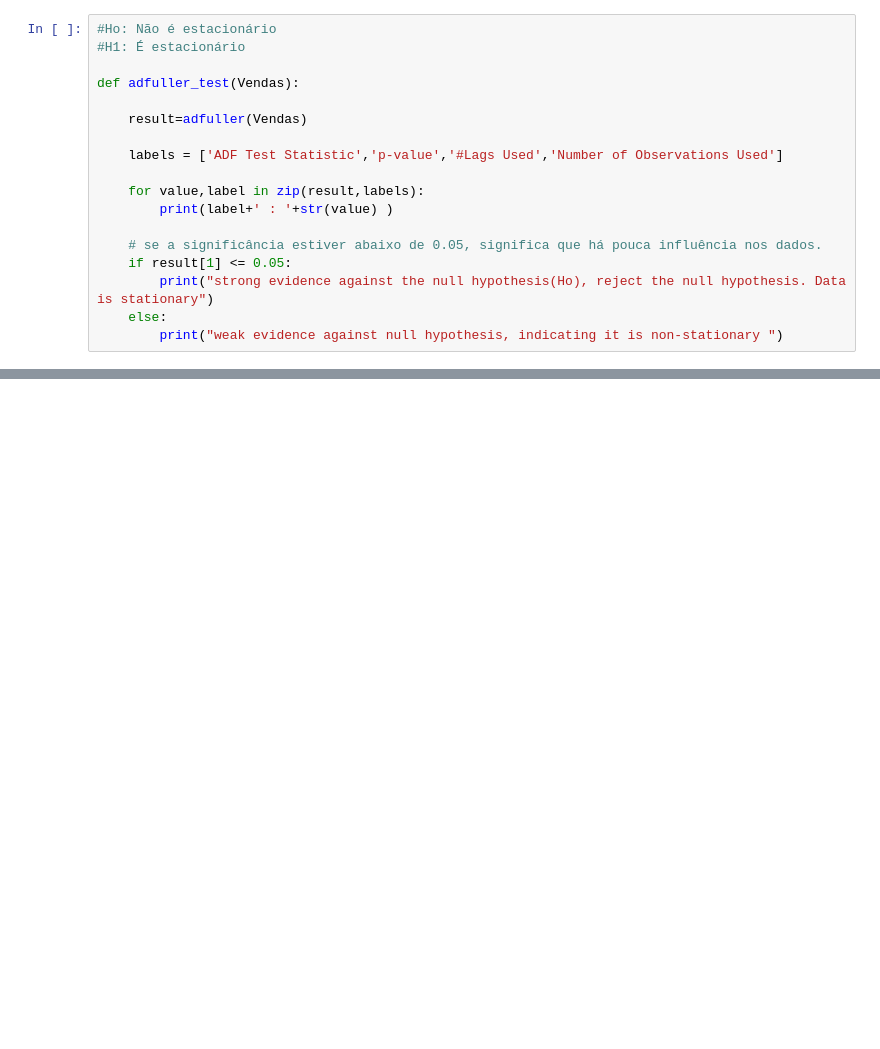
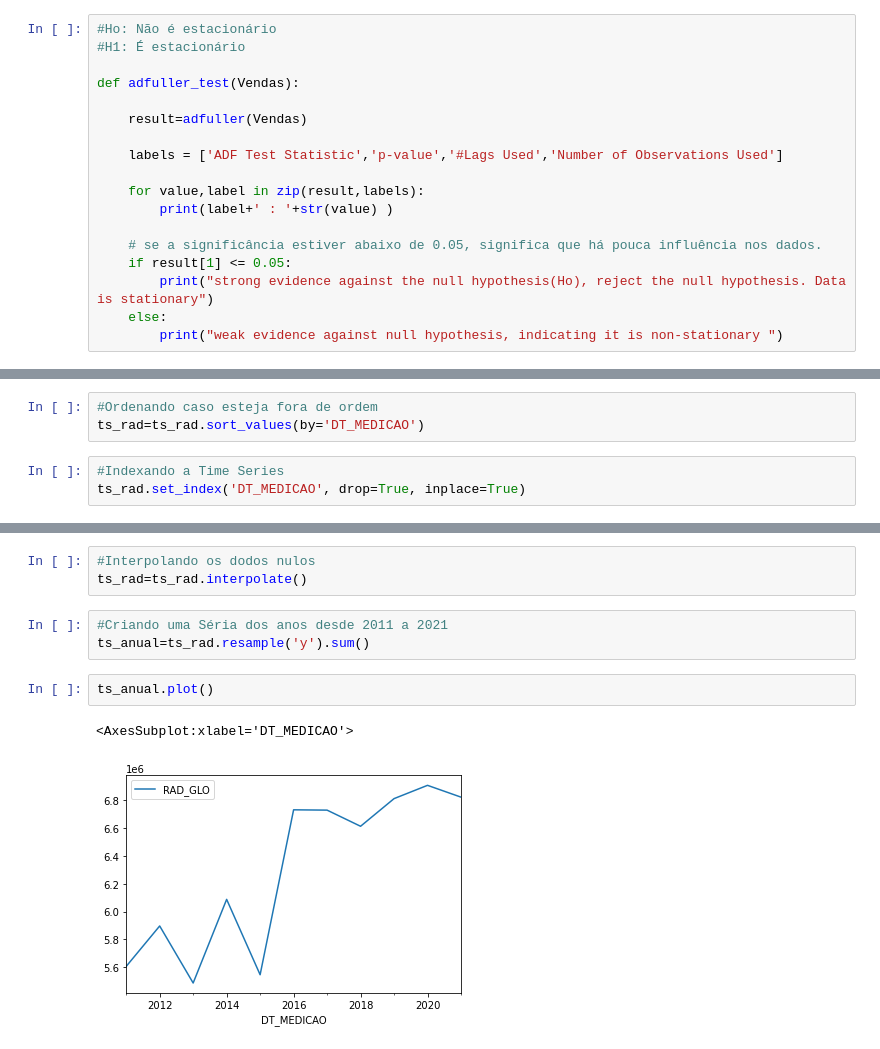
Before and after one commit to ThaliSug/Projeto_DH, a Jupyter notebook: 5. Time Series.ipynb, the cells around one changed output, grey strips where cells are left out. Saved outputs shown, nothing was run; the diff lists cells and outputs as text; blank space fills up the shorter version.

```diff
--- a/5. Time Series.ipynb
+++ b/5. Time Series.ipynb
@@ -205,0 +99,6 @@ plot_pacf(ts,lags=90,zero=False,title="PACF da estação");
+# %%
+#Ordenando caso esteja fora de ordem
+ts_rad=ts_rad.sort_values(by='DT_MEDICAO')
+# %%
+#Indexando a Time Series
+ts_rad.set_index('DT_MEDICAO', drop=True, inplace=True)
@@ -205,0 +116,11 @@ plot_pacf(ts,lags=90,zero=False,title="PACF da estação");
+# %%
+#Interpolando os dodos nulos
+ts_rad=ts_rad.interpolate()
+# %%
+#Criando uma Séria dos anos desde 2011 a 2021
+ts_anual=ts_rad.resample('y').sum()
+# %%
+ts_anual.plot()
+# %% [output]
+<AxesSubplot:xlabel='DT_MEDICAO'>
+[figure, added]
```
Also changed, not shown: parts of 94 cells of this notebook.
